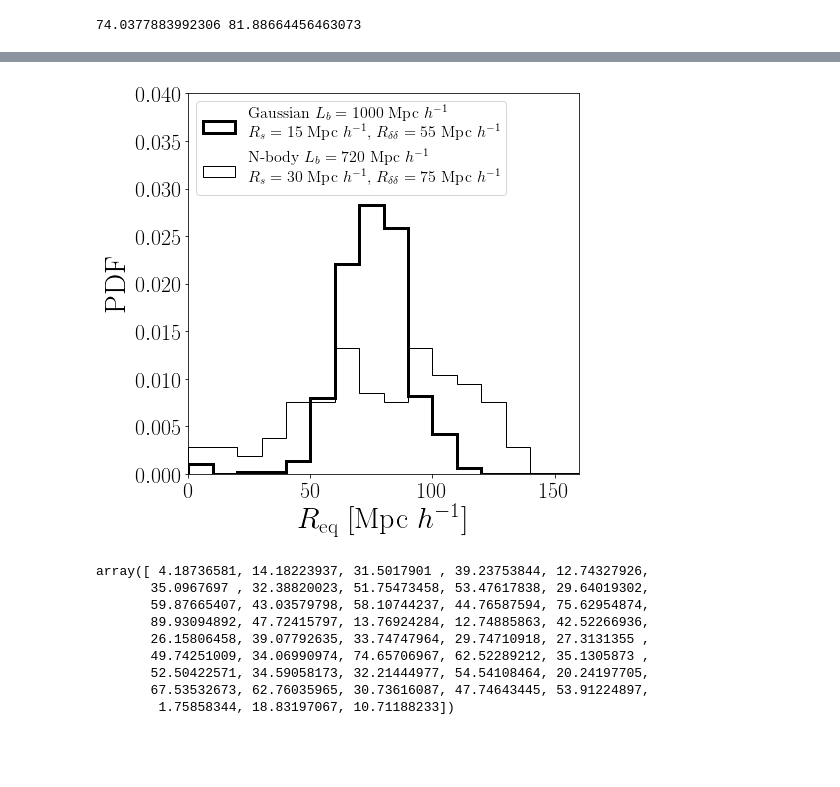
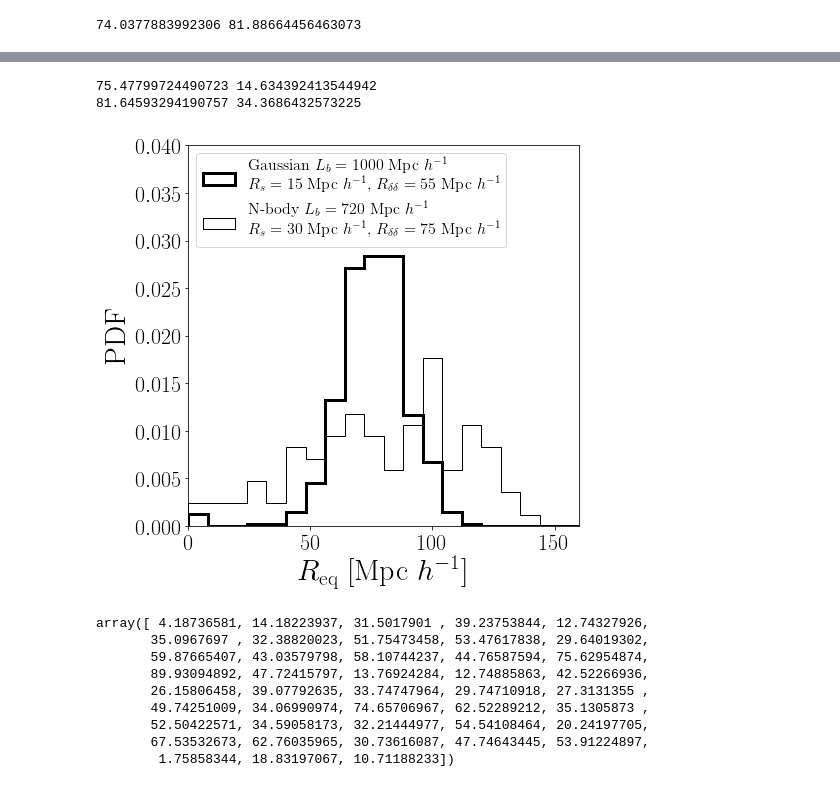
Before and after one commit to astroandes/WatershedDivergenceSuperclusters, a Jupyter notebook: nb/plot_watershed_counts.ipynb, the cells around one changed output, grey strips where cells are left out. Drawn from its saved outputs; the diff is of its cells as text; code cells hidden in the pictures; blank space fills up the shorter version.

```diff
--- a/nb/plot_watershed_counts.ipynb
+++ b/nb/plot_watershed_counts.ipynb
@@ -177,40 +182,49 @@ gauss_300_100
 # %%
-filename = '../data/watershed_mock_divergence_mesh_100_box_1000_slim_15.h5'
+lbox = 1000
+nside = 100
+slim = 15
+filename = '../data/watershed_mock_divergence_mesh_{}_box_{}_slim_{}.h5'.format(nside, lbox, slim)
 f = h5py.File(filename, 'r')
 watershed = f['watershed_group'][...]
 f.close()
 counts = Counter(watershed.flatten())
 clusters = np.array(list(counts.items()))
 cluster_n_size = clusters[:,1]
-cluster_radius_gauss = (3.0*(cluster_n_size*(1000/100)**3)/(4.0*np.pi))**(1/3)
+cluster_radius_gauss = (3.0*(cluster_n_size*(lbox/nside)**3)/(4.0*np.pi))**(1/3)
 
-sigma=40
+sigma= 40
+lbox = 720
+nside = 144
 path = "../data/"
-filename = path+"watershed_mock_AbacusCosmos_720box_planck_00_0_FoF_vmax_200.0_s_{:.1f}_nside_144.hdf5".format(sigma)
+filename = path+"watershed_mock_AbacusCosmos_{}box_planck_00_0_FoF_vmax_200.0_s_{:.1f}_nside_{}.hdf5".format(lbox,sigma, nside)
 f = h5py.File(filename, 'r')
 watershed = f['watershed_group'][...]
 f.close()
 counts = Counter(watershed.flatten())
 clusters = np.array(list(counts.items()))
 cluster_n_size = clusters[:,1]
-cluster_radius_abacus = (3.0*(cluster_n_size*(720/144)**3)/(4.0*np.pi))**(1/3)
+cluster_radius_abacus = (3.0*(cluster_n_size*(lbox/nside)**3)/(4.0*np.pi))**(1/3)
 # %%
 plt.figure(figsize=(7,7))
 
-_ = plt.hist(cluster_radius_gauss, bins=np.arange(0,180,10),
+_ = plt.hist(cluster_radius_gauss, bins=np.arange(0,180,8),
              color='black', histtype='step', linewidth=3,
              label='Gaussian $L_{b}=1000$ Mpc $h^{-1}$ \n $R_{s}=15$ Mpc $h^{-1}$, $R_{\delta\delta}=55$ Mpc $h^{-1}$', density=True)
-_ = plt.hist(cluster_radius_abacus, bins=np.arange(0,180,10),
+_ = plt.hist(cluster_radius_abacus, bins=np.arange(0,180,8),
              color='black', histtype='step',
              label='N-body $L_{b}=720$ Mpc $h^{-1}$ \n $R_{s}=30$ Mpc $h^{-1}$, $R_{\delta\delta}=75$ Mpc $h^{-1}$', density=True)
-plt.legend(loc=2)
+print(np.mean(cluster_radius_gauss), np.std(cluster_radius_gauss))
+print(np.mean(cluster_radius_abacus), np.std(cluster_radius_abacus))
+plt.legend(loc=2, fontsize=16)
 plt.xlabel(r"$R_{\mathrm{eq}}$ [$\mathrm{Mpc}\ h^{-1}$]")
 plt.ylabel(r"PDF")
 plt.ylim([0,0.04])
 plt.xlim([0,160])
 plt.savefig("sizes_histogram.pdf", bbox_inches='tight')
 # %% [output]
+75.47799724490723 14.634392413544942
+81.64593294190757 34.3686432573225
-[figure, old version]
+[figure, new version]
 # %%
 cluster_radius_abacus
 # %% [output]
```
Also changed, not shown: parts of 1 cell of this notebook, 1 other file.
